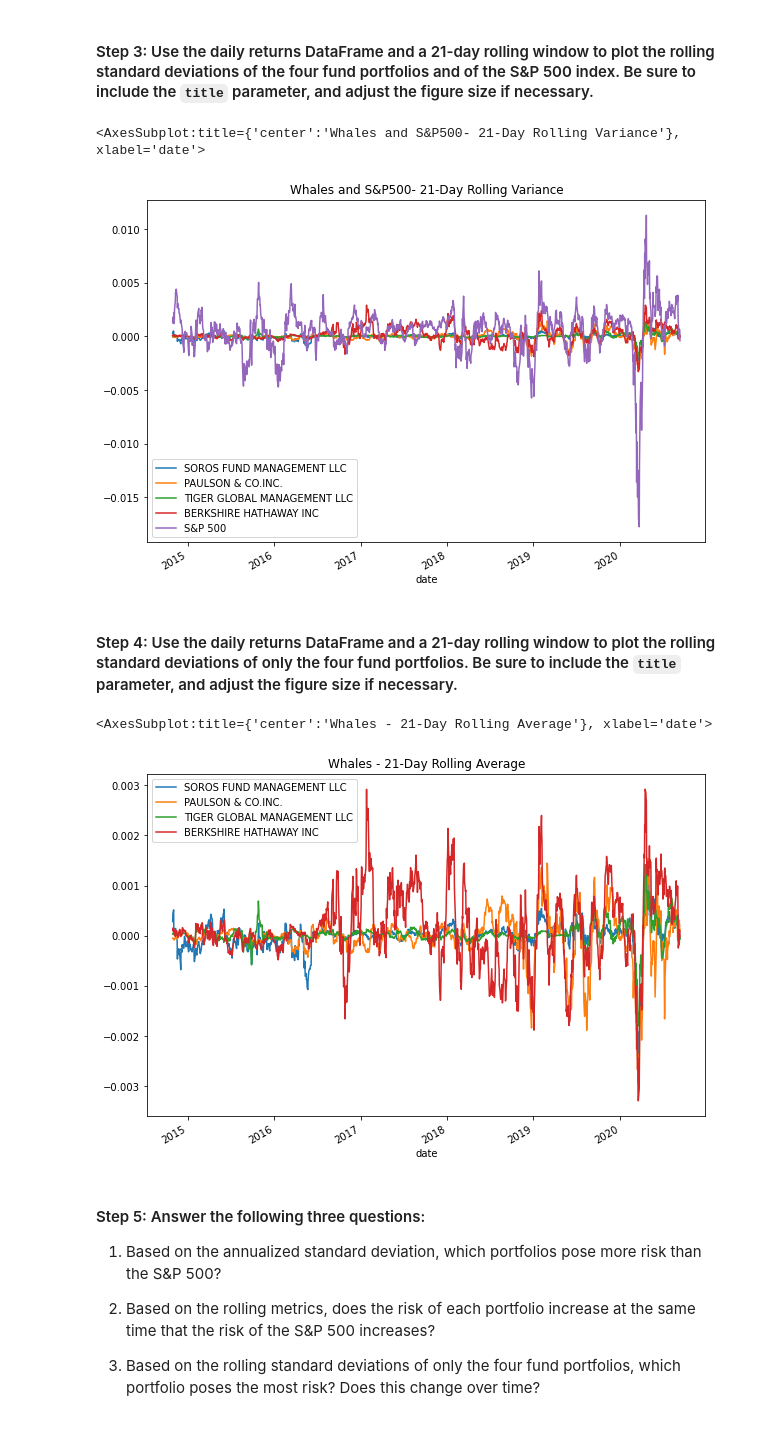
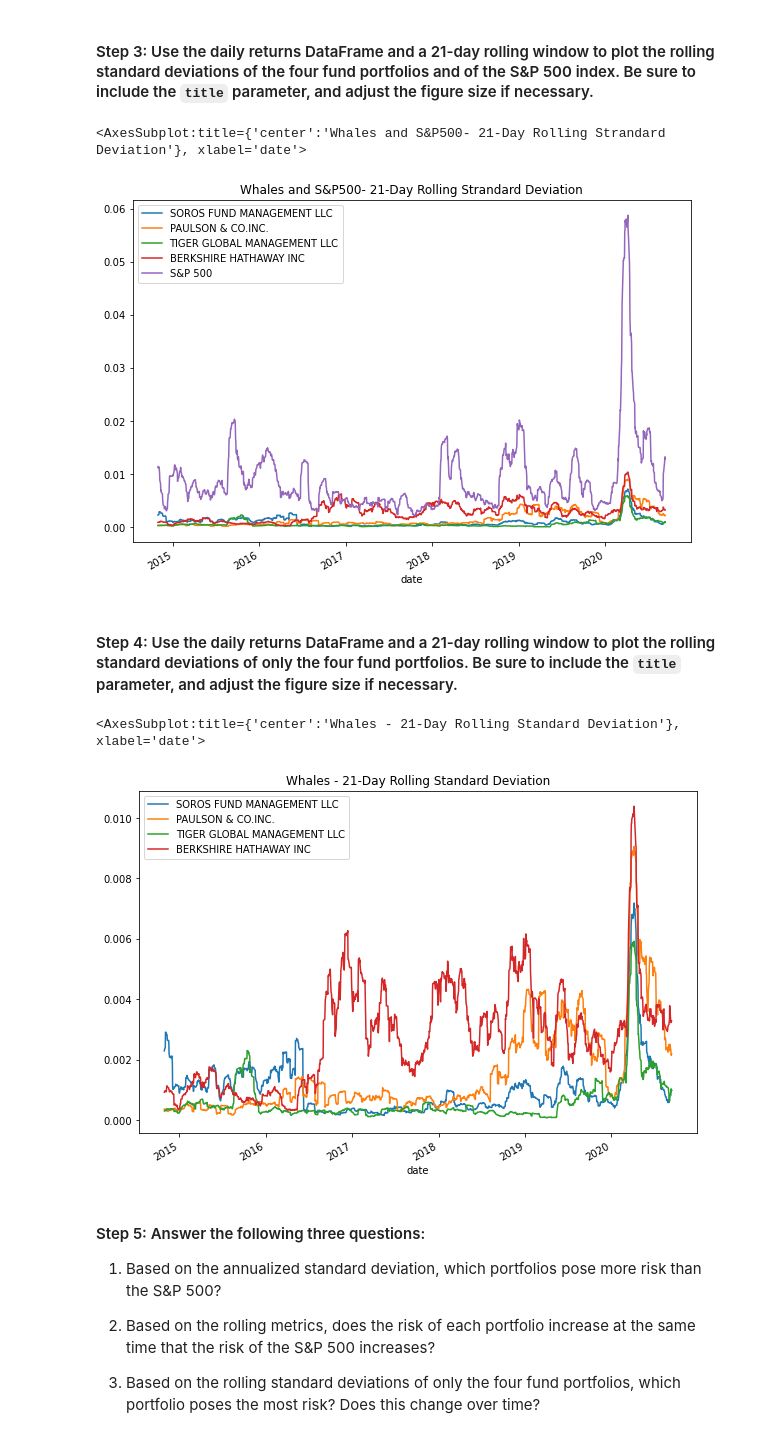
Before and after one commit to codetree4u/AnalyzingPortfolio_Risk-Profit, a Jupyter notebook: risk_return_analysis.ipynb, the cells around one changed output. Cells and saved outputs as stored; diff of their text form; code cells hidden in the pictures.

Commit message:
Quantitative Analysis - Analyze the risk-return complete.

```diff
--- a/risk_return_analysis.ipynb
+++ b/risk_return_analysis.ipynb
@@ -334,31 +334,31 @@ dtype: float64
 # Using the Pandas rolling function in conjunction with the var function,
 # calculate the 21-day rolling variance for each each portfolio using tech daily returns information
 #snp_rolling_21_variance = tech_daily_returns['S&P 500'].rolling(window=21).var()
-whales_sp500_rolling_21_variance = whales_sp500_daily_returns.rolling(window=21).mean()
+whales_sp500_rolling_21_variance = whales_sp500_daily_returns.rolling(window=21).std()
 
 # Using the Pandas plot function, visualize the 21-day rolling variance of the S&P 500
 # Be sure to adjust the figure size and add a title
-whales_sp500_rolling_21_variance.plot(figsize=(10,7), title="Whales and S&P500- 21-Day Rolling Average")
+whales_sp500_rolling_21_variance.plot(figsize=(10,7), title="Whales and S&P500- 21-Day Rolling Strandard Deviation")
 # %% [output]
-<AxesSubplot:title={'center':'Whales and S&P500- 21-Day Rolling Variance'}, xlabel='date'>
+<AxesSubplot:title={'center':'Whales and S&P500- 21-Day Rolling Strandard Deviation'}, xlabel='date'>
-[figure, old version]
+[figure, new version]
 # %% [markdown]
 #### Step 4: Use the daily returns DataFrame and a 21-day rolling window to plot the rolling standard deviations of only the four fund portfolios. Be sure to include the `title` parameter, and adjust the figure size if necessary.
 # %%
 # Using the daily return data and a 21-day rolling window, plot the rolling standard deviation of just the 4 portfolios.
 # Include a title parameter and adjust the figure size
 # YOUR CODE HERE
 # Using the Pandas rolling function in conjunction with the var function,
 # calculate the 21-day rolling variance for each each portfolio using tech daily returns information
 #snp_rolling_21_variance = tech_daily_returns['S&P 500'].rolling(window=21).var()
-whales_rolling_21_variance = whales_daily_returns.rolling(window=21).mean()
+whales_rolling_21_variance = whales_daily_returns.rolling(window=21).std()
 
 # Using the Pandas plot function, visualize the 21-day rolling variance of the S&P 500
 # Be sure to adjust the figure size and add a title
-whales_rolling_21_variance.plot(figsize=(10,7), title="Whales - 21-Day Rolling Average")
+whales_rolling_21_variance.plot(figsize=(10,7), title="Whales - 21-Day Rolling Standard Deviation")
 # %% [output]
-<AxesSubplot:title={'center':'Whales - 21-Day Rolling Average'}, xlabel='date'>
+<AxesSubplot:title={'center':'Whales - 21-Day Rolling Standard Deviation'}, xlabel='date'>
-[figure, old version]
+[figure, new version]
 # %% [markdown]
 #### Step 5: Answer the following three questions:
 
```
Also changed, not shown: parts of 4 cells of this notebook.
